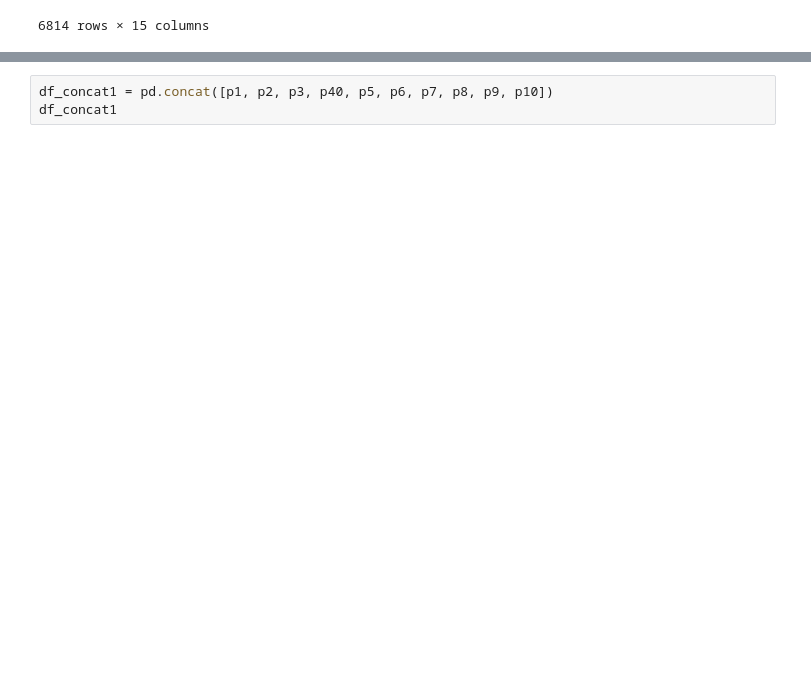
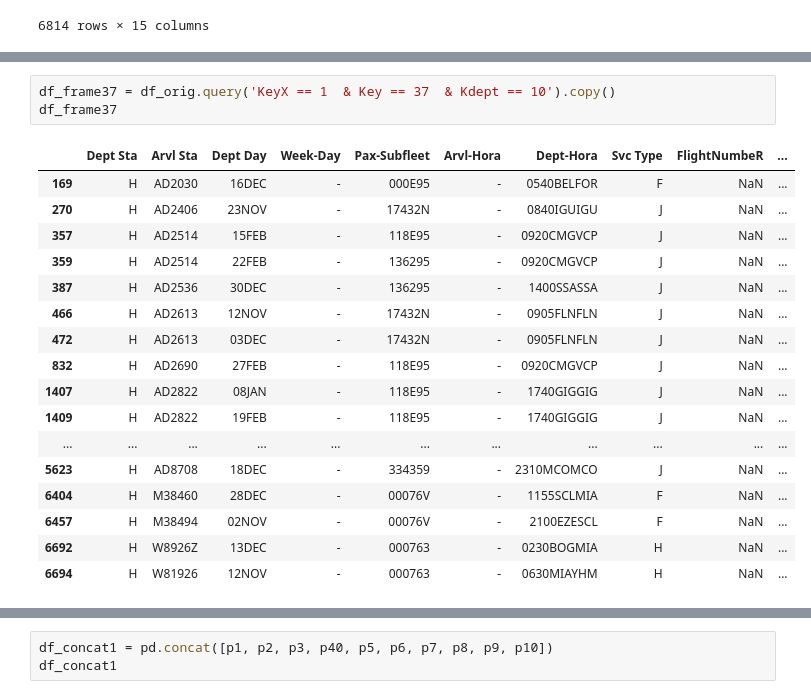
Before and after one commit to yuuhekurenai/ConvertSIR, a Jupyter notebook: transformacao.ipynb, the cells around one changed output, grey strips where cells are left out. Cells and saved outputs as stored; diff of their text form; blank space fills up the shorter version.

Commit message:
40 models was add/ Save in Excel / Adicionado .copy no Dataframe

```diff
--- a/transformacao.ipynb
+++ b/transformacao.ipynb
@@ -1774,0 +164,21 @@ See the caveats in the documentation: https://pandas.pydata.org/pandas-docs/stab
+# %%
+df_frame37 = df_orig.query('KeyX == 1  & Key == 37  & Kdept == 10').copy()
+df_frame37
+# %% [output]
+|  | Dept Sta | Arvl Sta | Dept Day | Week-Day | Pax-Subfleet | Arvl-Hora | Dept-Hora | Svc Type | FlightNumbeR | ... |
+| 169 | H | AD2030 | 16DEC | - | 000E95 | - | 0540BELFOR | F | NaN | ... |
+| 270 | H | AD2406 | 23NOV | - | 17432N | - | 0840IGUIGU | J | NaN | ... |
+| 357 | H | AD2514 | 15FEB | - | 118E95 | - | 0920CMGVCP | J | NaN | ... |
+| 359 | H | AD2514 | 22FEB | - | 136295 | - | 0920CMGVCP | J | NaN | ... |
+| 387 | H | AD2536 | 30DEC | - | 136295 | - | 1400SSASSA | J | NaN | ... |
+| 466 | H | AD2613 | 12NOV | - | 17432N | - | 0905FLNFLN | J | NaN | ... |
+| 472 | H | AD2613 | 03DEC | - | 17432N | - | 0905FLNFLN | J | NaN | ... |
+| 832 | H | AD2690 | 27FEB | - | 118E95 | - | 0920CMGVCP | J | NaN | ... |
+| 1407 | H | AD2822 | 08JAN | - | 118E95 | - | 1740GIGGIG | J | NaN | ... |
+| 1409 | H | AD2822 | 19FEB | - | 118E95 | - | 1740GIGGIG | J | NaN | ... |
+| ... | ... | ... | ... | ... | ... | ... | ... | ... | ... | ... |
+| 5623 | H | AD8708 | 18DEC | - | 334359 | - | 2310MCOMCO | J | NaN | ... |
+| 6404 | H | M38460 | 28DEC | - | 00076V | - | 1155SCLMIA | F | NaN | ... |
+| 6457 | H | M38494 | 02NOV | - | 00076V | - | 2100EZESCL | F | NaN | ... |
+| 6692 | H | W8926Z | 13DEC | - | 000763 | - | 0230BOGMIA | H | NaN | ... |
+| 6694 | H | W81926 | 12NOV | - | 000763 | - | 0630MIAYHM | H | NaN | ... |
```
Also changed, not shown: parts of 79 cells of this notebook.
